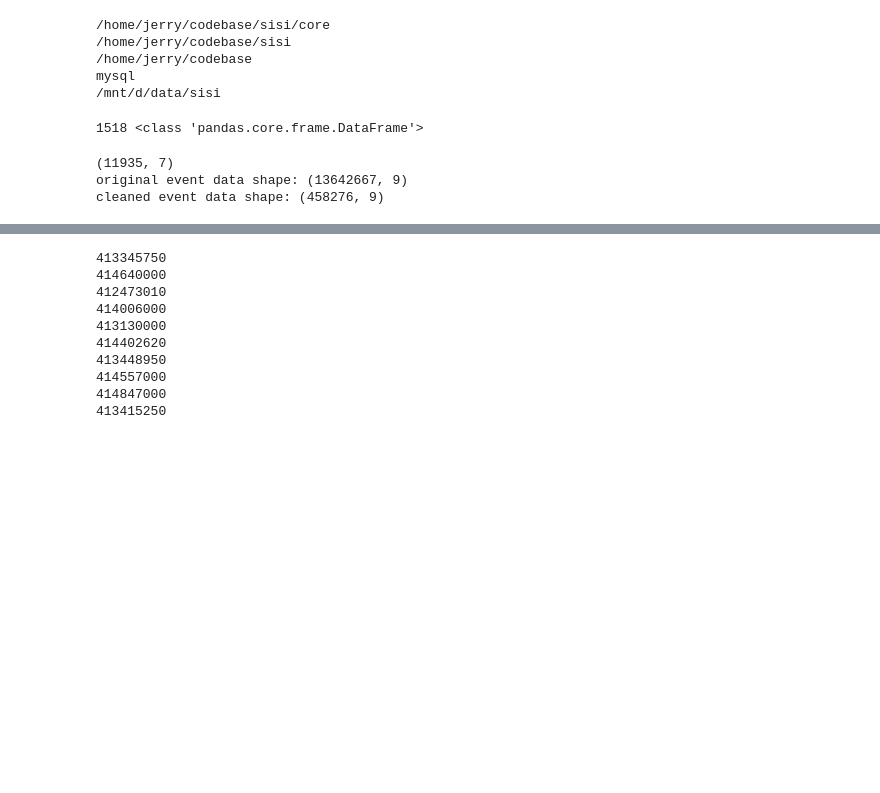
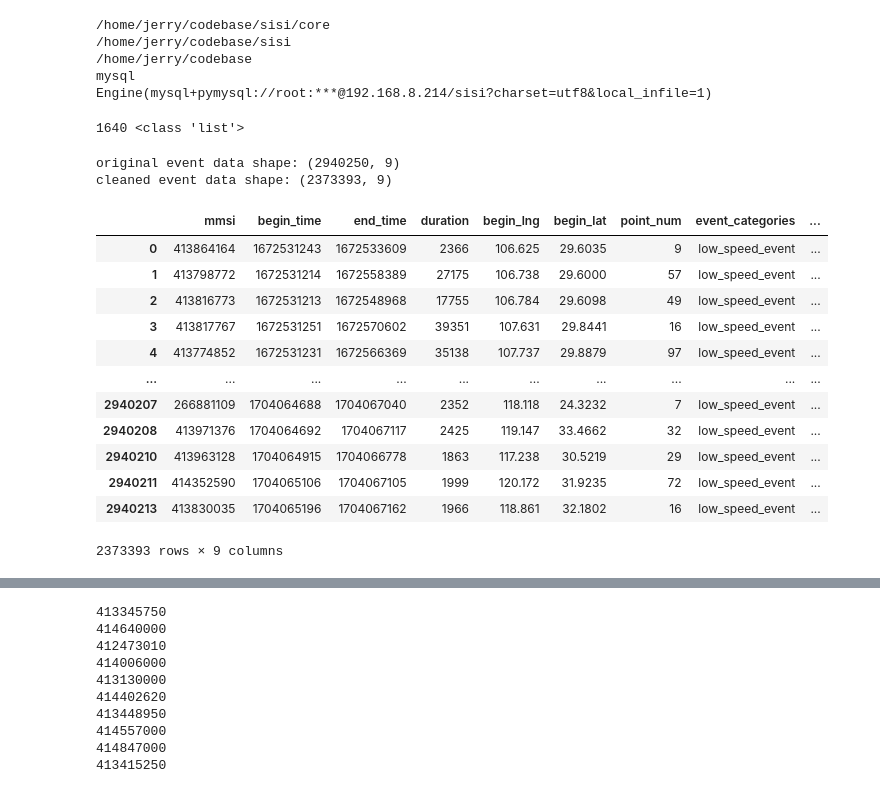
Before and after one commit to jiayuqiu/sisi, a Jupyter notebook: core/notebooks/analysis.ipynb, the cells around one changed output, grey strips where cells are left out. Cells and saved outputs as stored; diff of their text form; code cells hidden in the pictures; blank space fills up the shorter version.

```diff
--- a/core/notebooks/analysis.ipynb
+++ b/core/notebooks/analysis.ipynb
@@ -28,66 +28,82 @@ print(os.getenv("SISI_DB_TYPE"))
 # load project variables
 from core.ShoreNet.definitions.variables import ShoreNetVariablesManager
 
-var = ShoreNetVariablesManager(stage_env)
-print(var.data_path)
+stage_env = "dev"
+vars = ShoreNetVariablesManager(stage_env)
+print(vars.engine)
 # %% [output]
 /home/jerry/codebase/sisi/core
 /home/jerry/codebase/sisi
 /home/jerry/codebase
 mysql
-/mnt/d/data/sisi
+Engine(mysql+pymysql://root:***@192.168.8.214/sisi?charset=utf8&local_infile=1)
 # %%
 # load dock polygons
 from core.ShoreNet.events.generic.tools import load_dock_polygon
 
-dock_polygon_df = load_dock_polygon(var.engine)
+dock_polygon_df = load_dock_polygon(vars.engine)
 print(len(dock_polygon_df), type(dock_polygon_df))
 # %% [output]
-1518 <class 'pandas.core.frame.DataFrame'>
+1640 <class 'list'>
 # %%
 import pandas as pd
-
+from IPython.display import display
 from sqlalchemy import text
 
 from core.ShoreNet.events.filter import clean_up_events
-from core.ShoreNet.statics.filter import clean_up_statics
-from core.infrastructure.definition.parameters import TableNames as tbn
+# from core.ShoreNet.statics.filter import clean_up_statics
+from core.ShoreNet.utils.db.FactorAllStopEvent import FactorAllStopEvents as Fae
 
 # count all sail logging
 stop_event_query = f"""
 SELECT
     mmsi,
     begin_time, end_time, end_time - begin_time as duration,
     begin_lng, begin_lat, point_num, event_categories, coal_dock_id
 FROM
-    sisi.{tbn.all_stop_events_table_name} t
+    sisi.{Fae.__tablename__} t
+    -- sisi_{stage_env}.{Fae.__tablename__} t
 WHERE
     t.avg_speed < 1
+    and coal_dock_id is not null
 """
 
-coal_static_query = f"""
-SELECT
-    mmsi, ship_name, ship_type, length, width, dwt
-FROM
-    sisi.{tbn.dim_ships_statics_table_name}
-"""
+# coal_static_query = f"""
+# SELECT
+#     mmsi, ship_name, ship_type, length, width, dwt
+# FROM
+#     sisi.{tbn.dim_ships_statics_table_name}
+# """
 
 events_df = pd.read_sql(
-    sql=text(stop_event_query), con=var.engine
+    sql=text(stop_event_query), con=vars.engine
 )
 
-statics_df = pd.read_sql(
-    sql=text(coal_static_query), con=var.engine
-)
-statics_df = clean_up_statics(statics_df)
-print(statics_df.shape)
+# statics_df = pd.read_sql(
+#     sql=text(coal_static_query), con=var.engine
+# )
+# statics_df = clean_up_statics(statics_df)
+# print(statics_df.shape)
 
 events_df = clean_up_events(
     df=events_df,
-    var=var,
-    mmsi_enum_list=statics_df['mmsi'].tolist()
+    var=vars,
+    mmsi_enum_list=[]
 )
+display(events_df)
 # %% [output]
-(11935, 7)
-original event data shape: (13642667, 9)
-cleaned event data shape: (458276, 9)
+original event data shape: (2940250, 9)
+cleaned event data shape: (2373393, 9)
+|  | mmsi | begin_time | end_time | duration | begin_lng | begin_lat | point_num | event_categories | ... |
+| 0 | 413864164 | 1672531243 | 1672533609 | 2366 | 106.625 | 29.6035 | 9 | low_speed_event | ... |
+| 1 | 413798772 | 1672531214 | 1672558389 | 27175 | 106.738 | 29.6000 | 57 | low_speed_event | ... |
+| 2 | 413816773 | 1672531213 | 1672548968 | 17755 | 106.784 | 29.6098 | 49 | low_speed_event | ... |
+| 3 | 413817767 | 1672531251 | 1672570602 | 39351 | 107.631 | 29.8441 | 16 | low_speed_event | ... |
+| 4 | 413774852 | 1672531231 | 1672566369 | 35138 | 107.737 | 29.8879 | 97 | low_speed_event | ... |
+| ... | ... | ... | ... | ... | ... | ... | ... | ... | ... |
+| 2940207 | 266881109 | 1704064688 | 1704067040 | 2352 | 118.118 | 24.3232 | 7 | low_speed_event | ... |
+| 2940208 | 413971376 | 1704064692 | 1704067117 | 2425 | 119.147 | 33.4662 | 32 | low_speed_event | ... |
+| 2940210 | 413963128 | 1704064915 | 1704066778 | 1863 | 117.238 | 30.5219 | 29 | low_speed_event | ... |
+| 2940211 | 414352590 | 1704065106 | 1704067105 | 1999 | 120.172 | 31.9235 | 72 | low_speed_event | ... |
+| 2940213 | 413830035 | 1704065196 | 1704067162 | 1966 | 118.861 | 32.1802 | 16 | low_speed_event | ... |
+2373393 rows × 9 columns
```
Also changed, not shown: parts of 5 cells of this notebook, 10 other files.
